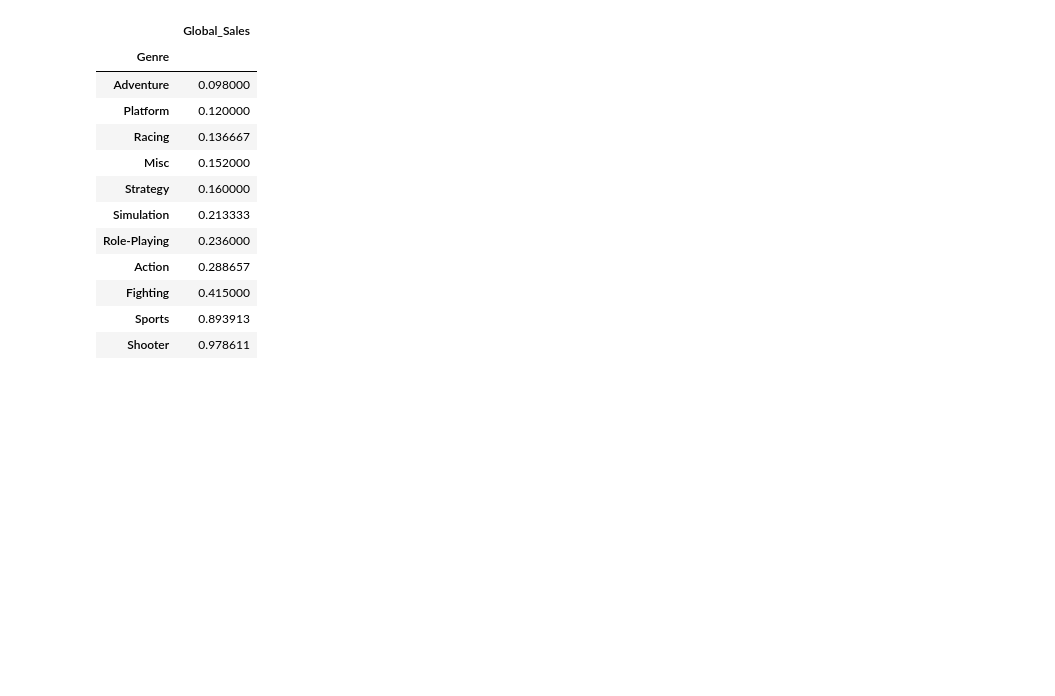
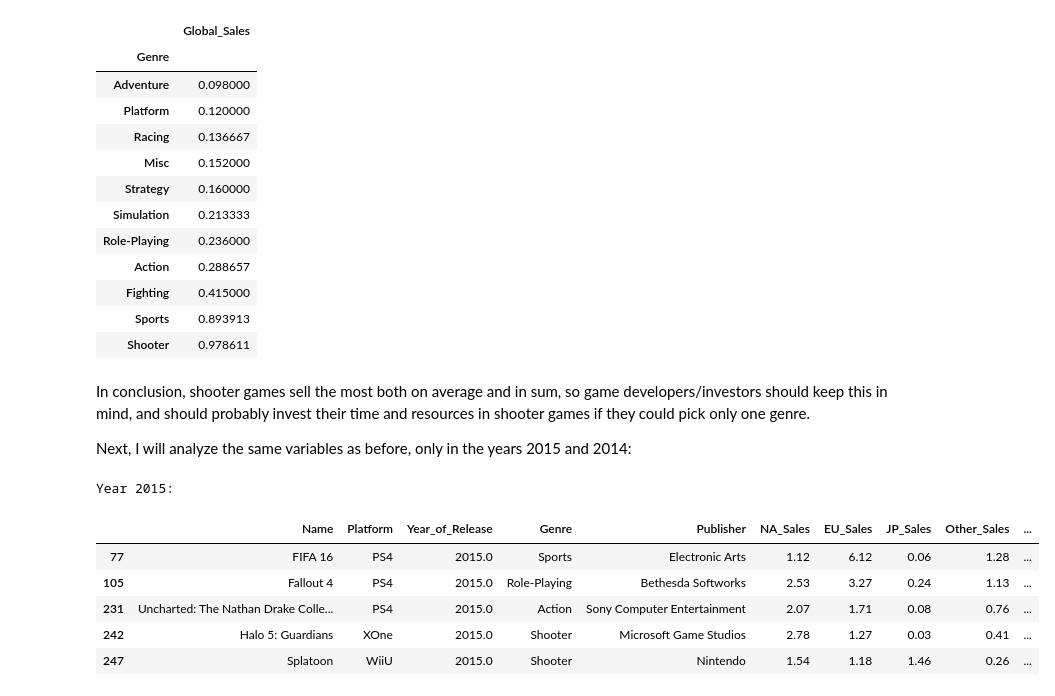
Before and after one commit to mcgvgc2514/Video-Game-Sale-Analysis, a Jupyter notebook: Data Cleaning/Final Analysis.ipynb, the cells around one changed output. Saved outputs shown, nothing was run; the diff lists cells and outputs as text; code cells hidden in the pictures; blank space fills up the shorter version.

```diff
--- a/Data Cleaning/Final Analysis.ipynb
+++ b/Data Cleaning/Final Analysis.ipynb
@@ -371,0 +357,16 @@ Genre2016_Sales.groupby("Genre").mean().sort_values("Global_Sales")
+# %% [markdown]
+In conclusion, shooter games sell the most both on average and in sum, so game developers/investors should keep this in mind, and should probably invest their time and resources in shooter games if they could pick only one genre.
+
+Next, I will analyze the same variables as before, only in the years 2015 and 2014:
+# %%
+GamesDF2015_Dropped_All = GamesDF_Dropped_All[GamesDF_Dropped_All.Year_of_Release == 2015]
+print("Year 2015: ")
+GamesDF2015_Dropped_All.head()
+# %% [output]
+Year 2015:
+|  | Name | Platform | Year_of_Release | Genre | Publisher | NA_Sales | EU_Sales | JP_Sales | Other_Sales | ... |
+| 77 | FIFA 16 | PS4 | 2015.0 | Sports | Electronic Arts | 1.12 | 6.12 | 0.06 | 1.28 | ... |
+| 105 | Fallout 4 | PS4 | 2015.0 | Role-Playing | Bethesda Softworks | 2.53 | 3.27 | 0.24 | 1.13 | ... |
+| 231 | Uncharted: The Nathan Drake Colle... | PS4 | 2015.0 | Action | Sony Computer Entertainment | 2.07 | 1.71 | 0.08 | 0.76 | ... |
+| 242 | Halo 5: Guardians | XOne | 2015.0 | Shooter | Microsoft Game Studios | 2.78 | 1.27 | 0.03 | 0.41 | ... |
+| 247 | Splatoon | WiiU | 2015.0 | Shooter | Nintendo | 1.54 | 1.18 | 1.46 | 0.26 | ... |
```
Also changed, not shown: parts of 24 cells of this notebook.
